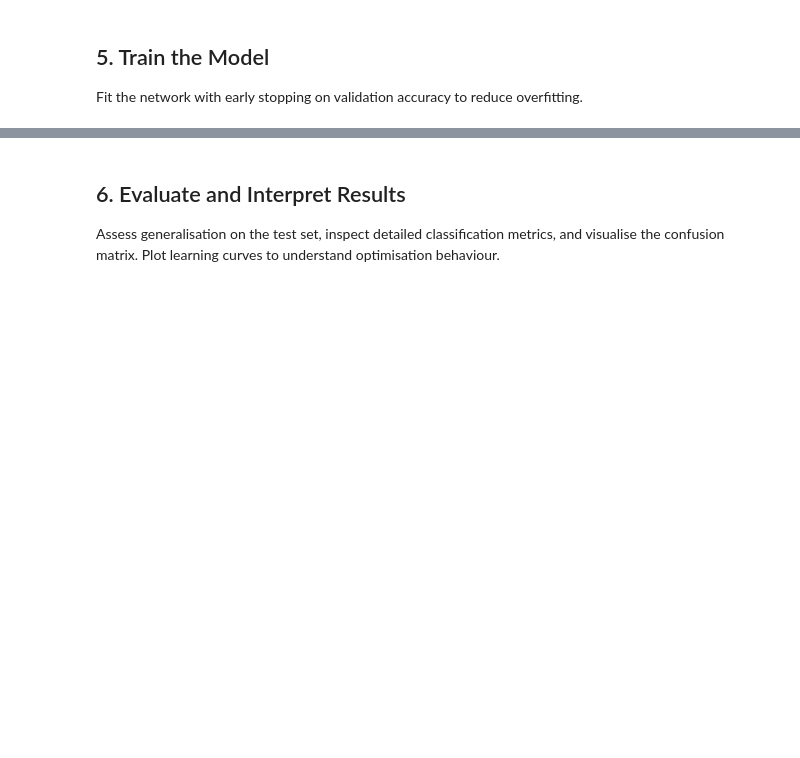
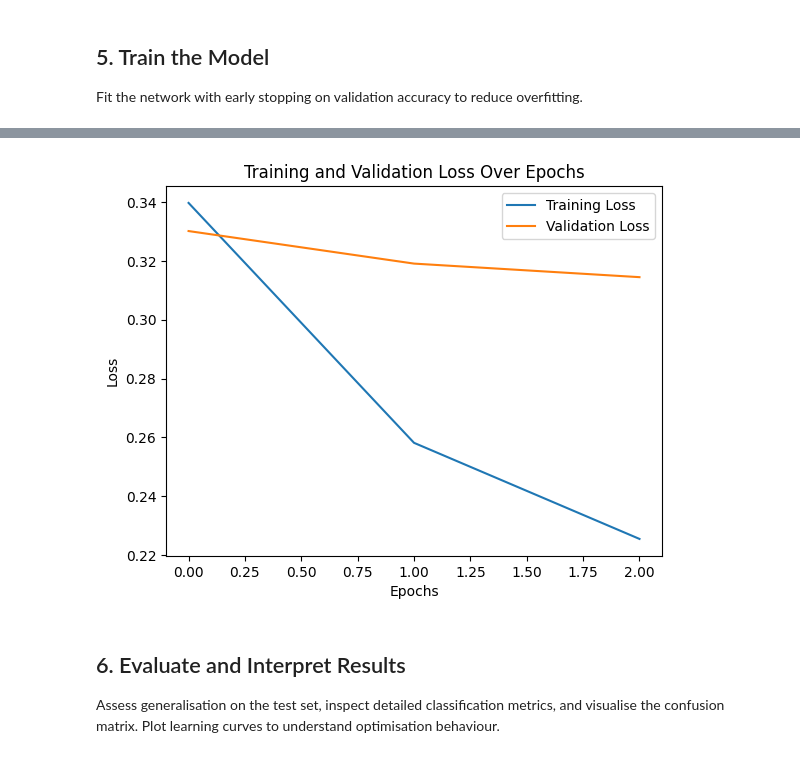
Before and after one commit to FM11pp3/RNN_Practicise_exercises-solution, a Jupyter notebook: RNN_Sentiment_Analysis.ipynb, the cells around one changed output, grey strips where cells are left out. Cells and saved outputs as stored; diff of their text form; code cells hidden in the pictures; blank space fills up the shorter version.

```diff
--- a/RNN_Sentiment_Analysis.ipynb
+++ b/RNN_Sentiment_Analysis.ipynb
@@ -83,4 +127,6 @@ Pad each review to `MAX_LEN` tokens to obtain fixed-length tensors and inspect r
 # %%
+MAX_LEN = 100            # pad / truncate each review to this length
+
 train_lengths = [len(seq) for seq in x_train_raw]
 test_lengths = [len(seq) for seq in x_test_raw]
 
@@ -99,15 +145,3 @@ x_test = pad_sequences(
 
 print(f"x_train shape: {x_train.shape}")
 print(f"x_test shape: {x_test.shape}")
-print(f"Average review length (train): {np.mean(train_lengths):.1f} tokens")
-print(f"95th percentile length: {np.percentile(train_lengths, 95):.0f} tokens")
-
-fig, ax = plt.subplots(figsize=(8, 4))
-ax.hist(train_lengths, bins=40, color='steelblue', alpha=0.7, label='train')
-ax.axvline(MAX_LEN, color='red', linestyle='--', label=f'MAX_LEN={MAX_LEN}')
-ax.set_xlabel('Review length (tokens)')
-ax.set_ylabel('Count')
-ax.set_title('Distribution of raw review lengths')
-ax.legend()
-plt.tight_layout()
-plt.show()
@@ -138,11 +225,11 @@ model.summary()
 
 Fit the network with early stopping on validation accuracy to reduce overfitting.
 # %%
-early_stop = callbacks.EarlyStopping(
-    monitor='val_accuracy',
-    patience=2,
-    restore_best_weights=True
-)
+#Hyperparameters
+BATCH_SIZE = 64
+EPOCHS = 10
+VALIDATION_SPLIT = 0.2
+
 
 history = model.fit(
     x_train,
@@ -150,6 +237,5 @@ history = model.fit(
     epochs=EPOCHS,
     batch_size=BATCH_SIZE,
     validation_split=VALIDATION_SPLIT,
-    callbacks=[early_stop],
-    verbose=1
+    verbose=1 # Show information in epochs
 )
@@ -156,3 +263,14 @@ history = model.fit(
+# %%
+# Training diagnostics loss curve
+plt.plot(history.history['loss']) # Plotting training loss
+plt.plot(history.history['val_loss']) # Plotting validation loss
+plt.title("Training and Validation Loss Over Epochs") # Adding title
+plt.xlabel("Epochs") # Adding x-axis label
+plt.ylabel("Loss") # Adding y-axis label
+plt.legend(["Training Loss", "Validation Loss"])
+plt.show() # Displaying the plot
+# %% [output]
+[figure, added]
 # %% [markdown]
 ## 6. Evaluate and Interpret Results
 
```
Also changed, not shown: parts of 16 cells of this notebook, 1 other file.
